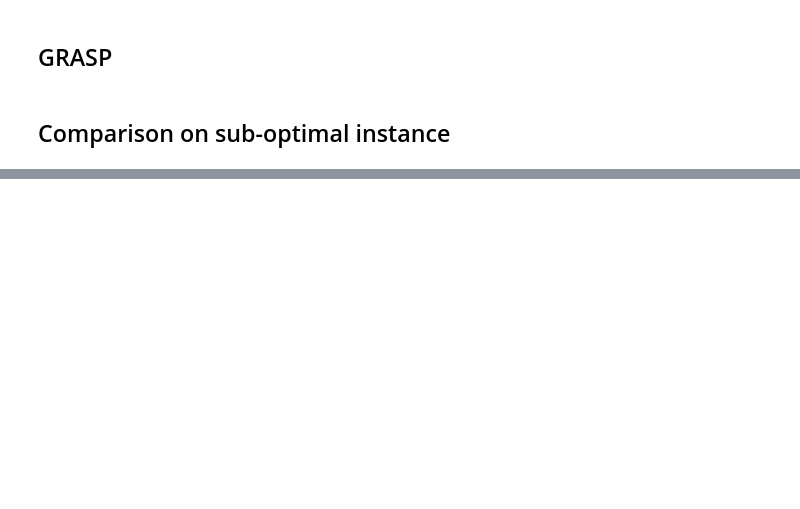
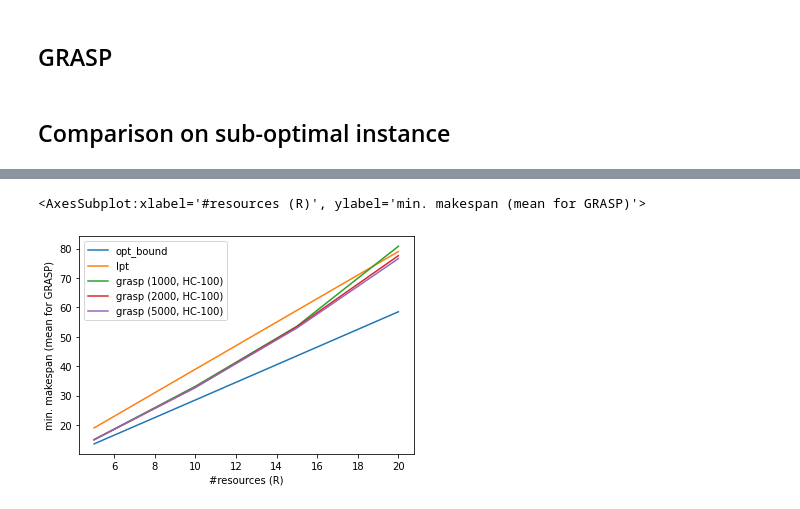
Before and after one commit to matyama/makespan-poc, a Jupyter notebook: notebooks/grasp.ipynb, the cells around one changed output, grey strips where cells are left out. Cells and saved outputs as stored; diff of their text form; code cells hidden in the pictures; blank space fills up the shorter version.

```diff
--- a/notebooks/grasp.ipynb
+++ b/notebooks/grasp.ipynb
@@ -59,0 +86,13 @@ df.plot.barh(ylabel='norm. quality(GRASP)/quality(LPT)', xlabel='#resources (R)'
+# %%
+max_iters_choices = [1_000, 2_000, 5_000]
+hc_iters=100
+
+grasp_df = pd.DataFrame(
+    {
+        f'grasp ({max_iters}, HC-{hc_iters})': eval_subopt_grasp(max_iters=max_iters, hc_iters=hc_iters) for max_iters in max_iters_choices
+    },
+    index=resources,
+)
+
+df = pd.concat([lpt_df, grasp_df], axis=1)
+df
@@ -59,0 +105,5 @@ df.plot.barh(ylabel='norm. quality(GRASP)/quality(LPT)', xlabel='#resources (R)'
+# %%
+df.plot.line(xlabel='#resources (R)', ylabel='min. makespan (mean for GRASP)')
+# %% [output]
+<AxesSubplot:xlabel='#resources (R)', ylabel='min. makespan (mean for GRASP)'>
+[figure, added]
```
Also changed, not shown: parts of 11 cells of this notebook, 1 other file.
